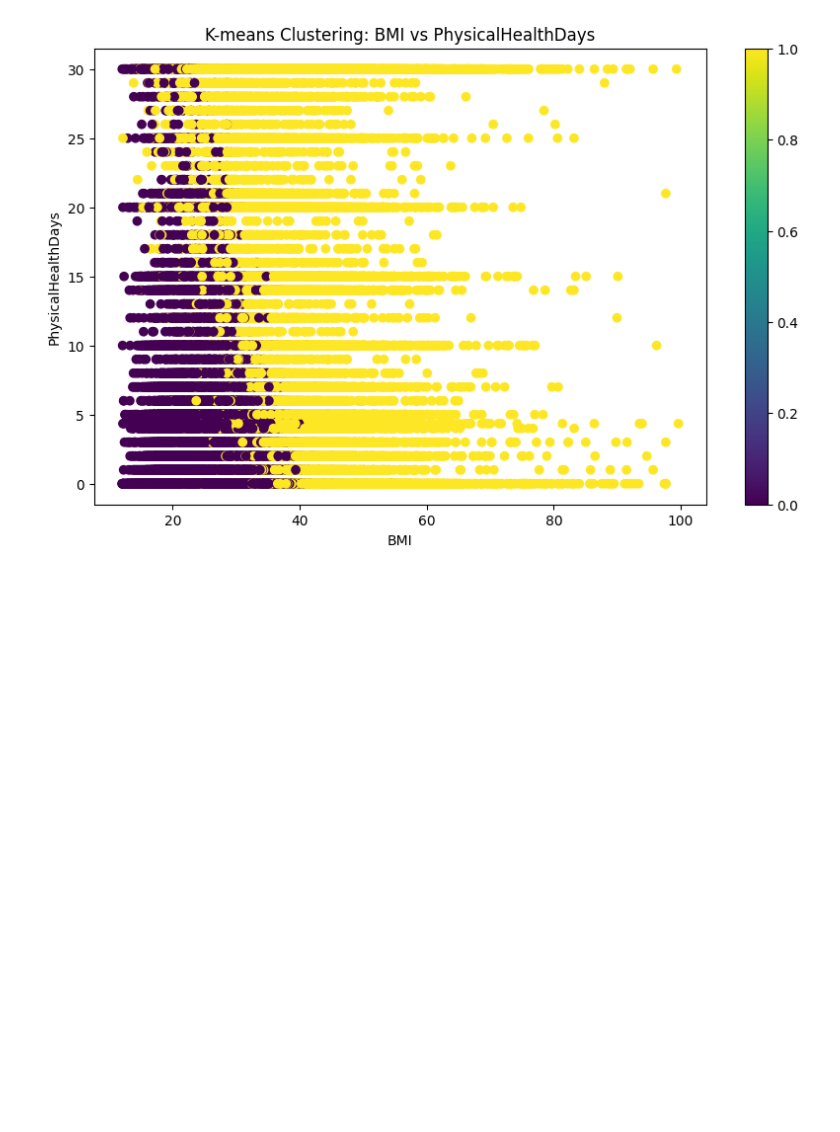
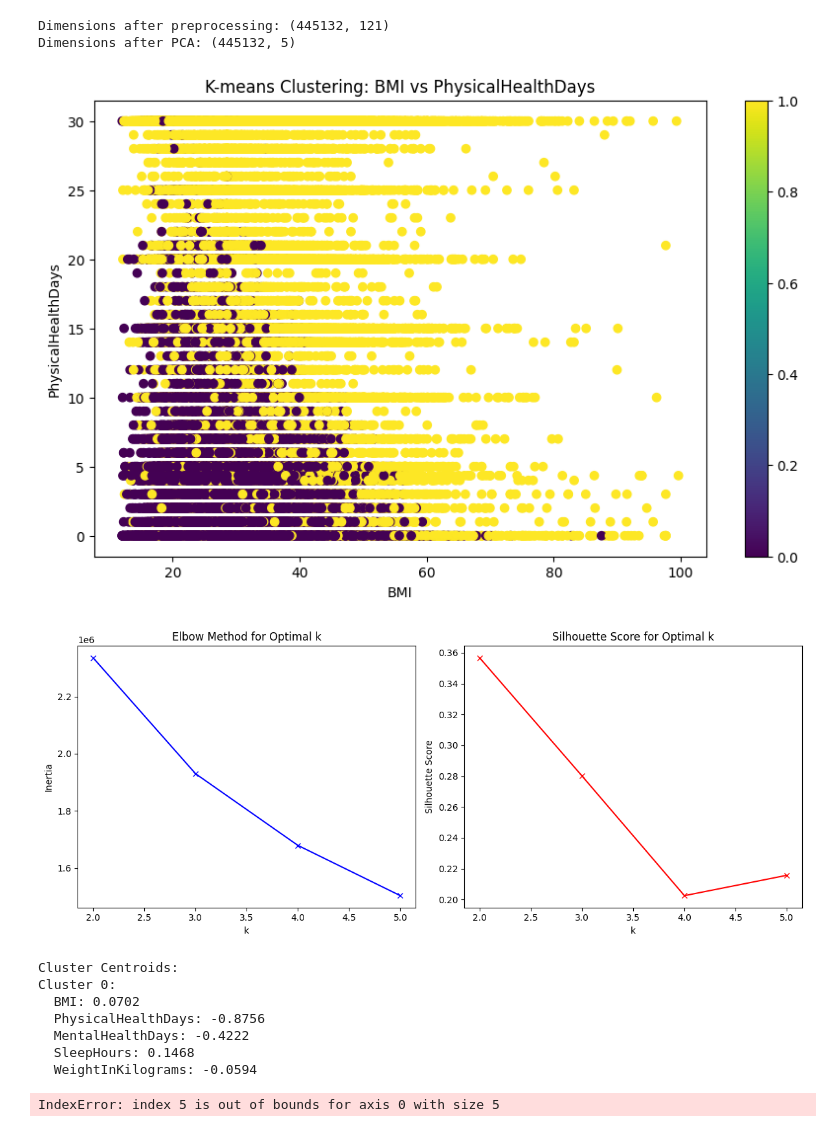
Before and after one commit to mo1zz/IntrotoAI, a Jupyter notebook: Kmeans.ipynb, the cells around one changed output. Drawn from its saved outputs; the diff is of its cells as text; code cells hidden in the pictures; blank space fills up the shorter version.

```diff
--- a/Kmeans.ipynb
+++ b/Kmeans.ipynb
@@ -34,17 +34,24 @@ preprocessor = ColumnTransformer(
     ])
 
 # Create pipeline with PCA for dimensionality reduction
-kmeans_pipeline = Pipeline([
-    ('preprocessor', preprocessor),
-    ('pca', PCA(n_components=10)),  # Adjust n_components as needed
-    ('kmeans', MiniBatchKMeans(n_clusters=2, random_state=42))
-])
+pca = PCA(n_components=5)  # Reduce n_components to manageable size
+kmeans = MiniBatchKMeans(n_clusters=2, random_state=42)
 
-# Fit the pipeline
-kmeans_pipeline.fit(df[numeric_features + categorical_features])
+# Fit preprocessing and PCA, then perform clustering
+X_preprocessed = preprocessor.fit_transform(df[numeric_features + categorical_features])
+
+# Check dimensions
+print(f"Dimensions after preprocessing: {X_preprocessed.shape}")
+
+X_transformed = pca.fit_transform(X_preprocessed)
+
+# Check dimensions
+print(f"Dimensions after PCA: {X_transformed.shape}")
+
+kmeans.fit(X_transformed)
 
 # Get cluster labels
-cluster_labels = kmeans_pipeline.predict(df[numeric_features + categorical_features])
+cluster_labels = kmeans.predict(X_transformed)
 
 # Add cluster labels to the dataframe
 df['Cluster'] = cluster_labels
@@ -64,13 +71,13 @@ silhouette_scores = []
 k_range = range(2, 6)  # Reduced range
 
 for k in k_range:
-    kmeans_pipeline.set_params(kmeans__n_clusters=k)
-    kmeans_pipeline.fit(df[numeric_features + categorical_features])
-    inertias.append(kmeans_pipeline.named_steps['kmeans'].inertia_)
+    kmeans.set_params(n_clusters=k)
+    kmeans.fit(X_transformed)
+    inertias.append(kmeans.inertia_)
 
     # Calculate silhouette score
-    cluster_labels = kmeans_pipeline.predict(df[numeric_features + categorical_features])
-    silhouette_scores.append(silhouette_score(kmeans_pipeline.named_steps['preprocessor'].transform(df[numeric_features + categorical_features]), cluster_labels))
+    cluster_labels = kmeans.predict(X_transformed)
+    silhouette_scores.append(silhouette_score(X_transformed, cluster_labels))
 
 # Plot elbow curve
 plt.figure(figsize=(12, 5))
@@ -82,34 +89,44 @@ plt.title('Elbow Method for Optimal k')
 
 plt.subplot(1, 2, 2)
 plt.plot(k_range, silhouette_scores, 'rx-')
 plt.xlabel('k')
 plt.ylabel('Silhouette Score')
 plt.title('Silhouette Score for Optimal k')
 
 plt.tight_layout()
 plt.show()
 
 # Print cluster centroids
-centroids = kmeans_pipeline.named_steps['kmeans'].cluster_centers_
+centroids = kmeans.cluster_centers_
 feature_names = (numeric_features +
-                 kmeans_pipeline.named_steps['preprocessor']
-                 .named_transformers_['cat']
+                 preprocessor.named_transformers_['cat']
                  .get_feature_names_out(categorical_features).tolist())
 
 print("Cluster Centroids:")
 for i, centroid in enumerate(centroids):
     print(f"Cluster {i}:")
     for j, feature in enumerate(feature_names):
         print(f"  {feature}: {centroid[j]:.4f}")
     print()
 
 # Analyze clusters
 print("Cluster Analysis:")
 for cluster in df['Cluster'].unique():
     cluster_data = df[df['Cluster'] == cluster]
     print(f"Cluster {cluster}:")
     print(cluster_data[numeric_features + categorical_features + ['HadHeartAttack']].describe())
     print(f"Heart Attack Rate: {cluster_data['HadHeartAttack'].mean():.2%}")
     print()
 # %% [output]
+Dimensions after preprocessing: (445132, 121)
+Dimensions after PCA: (445132, 5)
-[figure, old version]
+[figure, new version]
+[figure, added]
+Cluster Centroids:
+Cluster 0:
+  BMI: 0.0702
+  PhysicalHealthDays: -0.8756
+  MentalHealthDays: -0.4222
+  SleepHours: 0.1468
+  WeightInKilograms: -0.0594
+IndexError: index 5 is out of bounds for axis 0 with size 5
```
Also changed, not shown: 2 other files.
